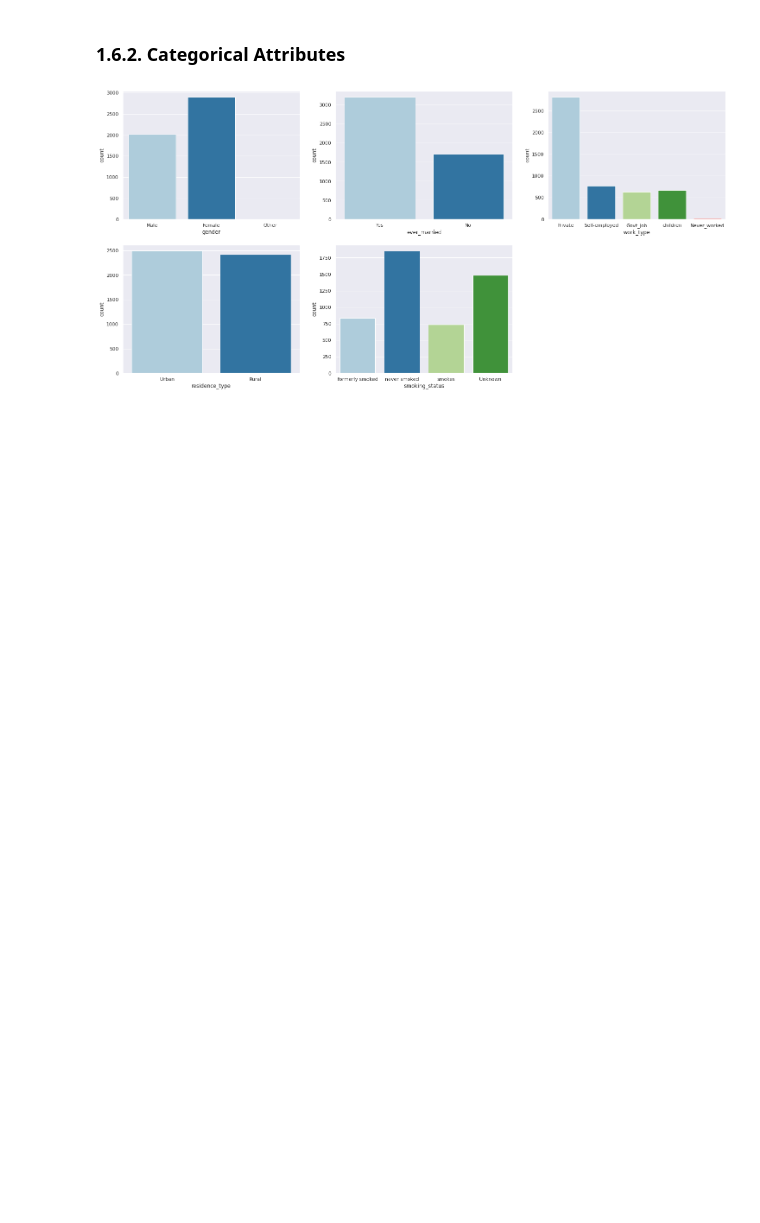
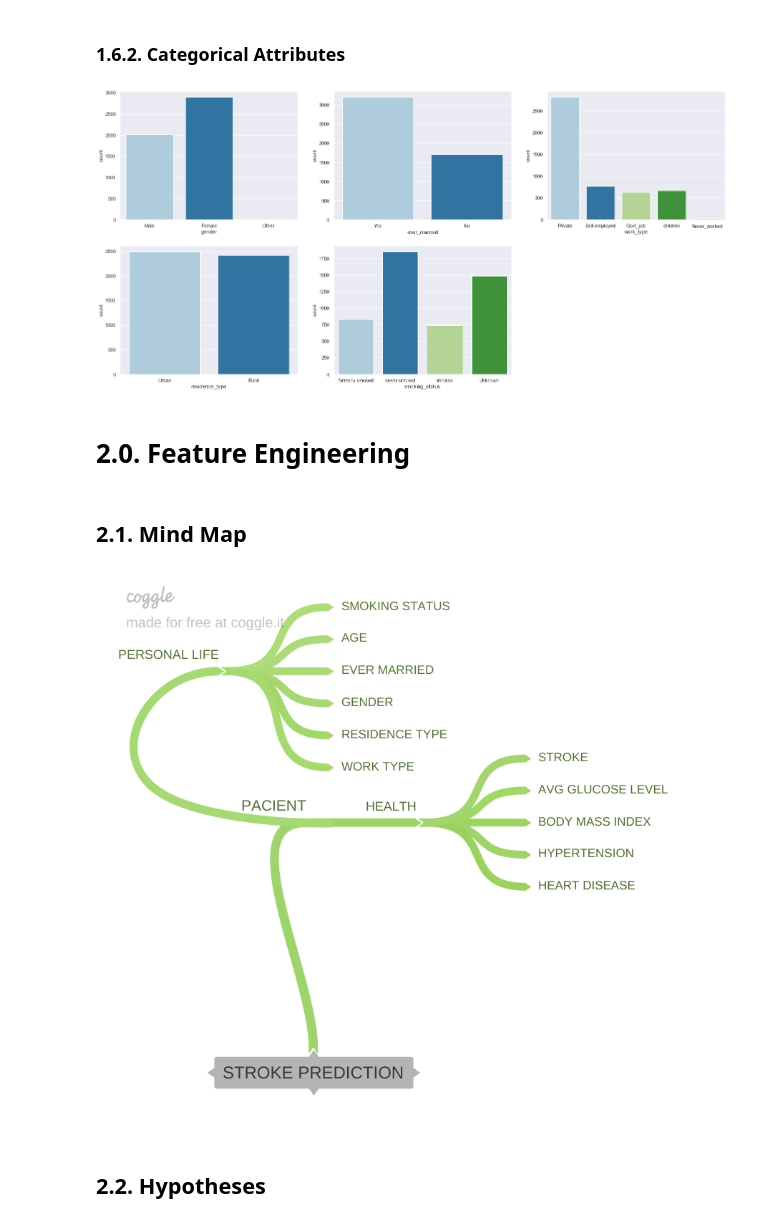
Before and after one commit to felipealmeidac3/stroke_prediction, a Jupyter notebook: notebooks/s1_stroke_prediction.ipynb, the cells around one changed output. Cells and saved outputs as stored; diff of their text form; code cells hidden in the pictures; blank space fills up the shorter version.

Commit message:
mind map and hypotheses

```diff
--- a/notebooks/s1_stroke_prediction.ipynb
+++ b/notebooks/s1_stroke_prediction.ipynb
@@ -167,3 +168,13 @@ plt.subplot(2, 3, 5)
 sns.countplot(data = df, x = 'smoking_status');
 # %% [output]
 [figure]
+# %% [markdown]
+# 2.0. Feature Engineering
+# %% [markdown]
+## 2.1. Mind Map
+# %%
+Image( '../img/mind map.png', width=620, height=620 )
+# %% [output]
+[figure, added]
+# %% [markdown]
+## 2.2. Hypotheses
```
Also changed, not shown: parts of 2 cells of this notebook, 1 other file.
